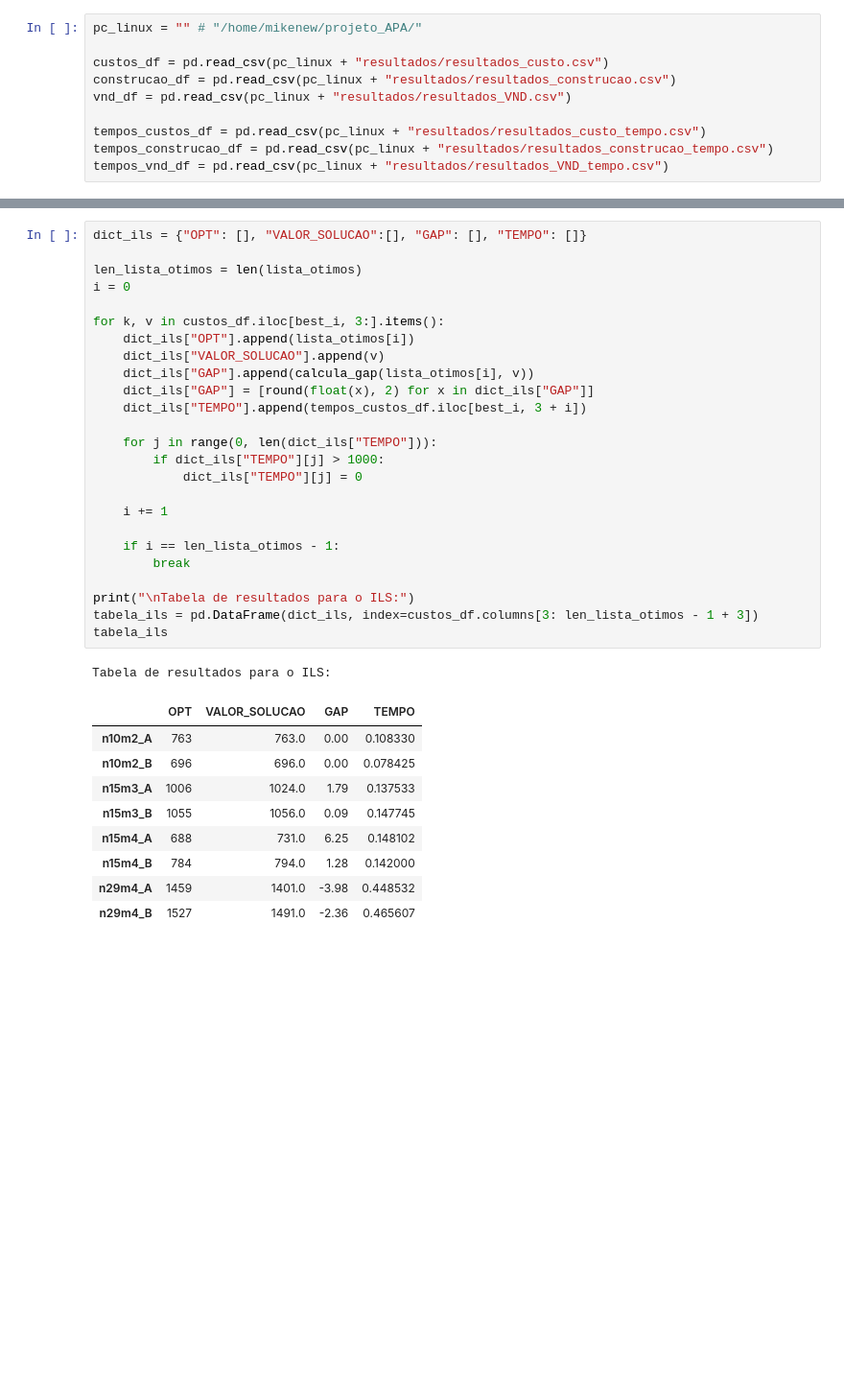
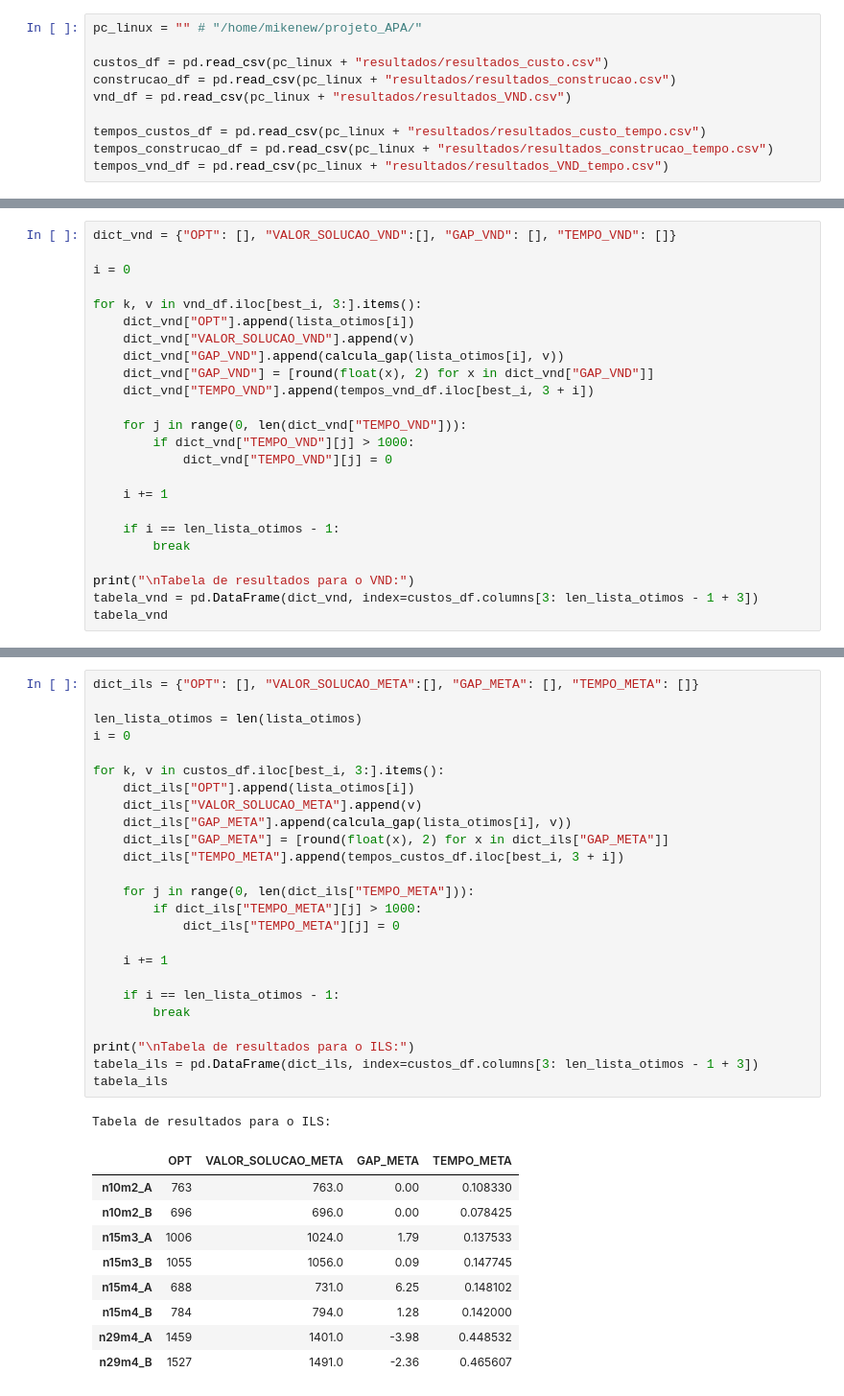
Before and after one commit to Guilherme-iram/projeto_APA, a Jupyter notebook: estatistica_resultados.ipynb, the cells around one changed output, grey strips where cells are left out. Shown at 96% size. Saved outputs shown, nothing was run; the diff lists cells and outputs as text; blank space fills up the shorter version.

Commit message:
Tabela - resultados completo

```diff
--- a/estatistica_resultados.ipynb
+++ b/estatistica_resultados.ipynb
@@ -143,0 +179,24 @@ Melhor resultado: 2244.9375 na linha 36
+# %%
+dict_vnd = {"OPT": [], "VALOR_SOLUCAO_VND":[], "GAP_VND": [], "TEMPO_VND": []}
+
+i = 0
+
+for k, v in vnd_df.iloc[best_i, 3:].items():
+    dict_vnd["OPT"].append(lista_otimos[i])
+    dict_vnd["VALOR_SOLUCAO_VND"].append(v)
+    dict_vnd["GAP_VND"].append(calcula_gap(lista_otimos[i], v))
+    dict_vnd["GAP_VND"] = [round(float(x), 2) for x in dict_vnd["GAP_VND"]]
+    dict_vnd["TEMPO_VND"].append(tempos_vnd_df.iloc[best_i, 3 + i])
+
+    for j in range(0, len(dict_vnd["TEMPO_VND"])):
+        if dict_vnd["TEMPO_VND"][j] > 1000:
+            dict_vnd["TEMPO_VND"][j] = 0
+
+    i += 1
+
+    if i == len_lista_otimos - 1:
+        break
+
+print("\nTabela de resultados para o VND:")
+tabela_vnd = pd.DataFrame(dict_vnd, index=custos_df.columns[3: len_lista_otimos - 1 + 3])
+tabela_vnd
@@ -144,31 +214,31 @@ Melhor resultado: 2244.9375 na linha 36
 # %%
-dict_ils = {"OPT": [], "VALOR_SOLUCAO":[], "GAP": [], "TEMPO": []}
+dict_ils = {"OPT": [], "VALOR_SOLUCAO_META":[], "GAP_META": [], "TEMPO_META": []}
 
 len_lista_otimos = len(lista_otimos)
 i = 0
 
 for k, v in custos_df.iloc[best_i, 3:].items():
     dict_ils["OPT"].append(lista_otimos[i])
-    dict_ils["VALOR_SOLUCAO"].append(v)
-    dict_ils["GAP"].append(calcula_gap(lista_otimos[i], v))
-    dict_ils["GAP"] = [round(float(x), 2) for x in dict_ils["GAP"]]
-    dict_ils["TEMPO"].append(tempos_custos_df.iloc[best_i, 3 + i])
+    dict_ils["VALOR_SOLUCAO_META"].append(v)
+    dict_ils["GAP_META"].append(calcula_gap(lista_otimos[i], v))
+    dict_ils["GAP_META"] = [round(float(x), 2) for x in dict_ils["GAP_META"]]
+    dict_ils["TEMPO_META"].append(tempos_custos_df.iloc[best_i, 3 + i])
 
-    for j in range(0, len(dict_ils["TEMPO"])):
-        if dict_ils["TEMPO"][j] > 1000:
-            dict_ils["TEMPO"][j] = 0
+    for j in range(0, len(dict_ils["TEMPO_META"])):
+        if dict_ils["TEMPO_META"][j] > 1000:
+            dict_ils["TEMPO_META"][j] = 0
 
     i += 1
 
     if i == len_lista_otimos - 1:
         break
 
 print("\nTabela de resultados para o ILS:")
 tabela_ils = pd.DataFrame(dict_ils, index=custos_df.columns[3: len_lista_otimos - 1 + 3])
 tabela_ils
 # %% [output]
 Tabela de resultados para o ILS:
-|  | OPT | VALOR_SOLUCAO | GAP | TEMPO |
+|  | OPT | VALOR_SOLUCAO_META | GAP_META | TEMPO_META |
 | n10m2_A | 763 | 763.0 | 0.00 | 0.108330 |
 | n10m2_B | 696 | 696.0 | 0.00 | 0.078425 |
 | n15m3_A | 1006 | 1024.0 | 1.79 | 0.137533 |
```
Also changed, not shown: parts of 8 cells of this notebook, 8 other files.
